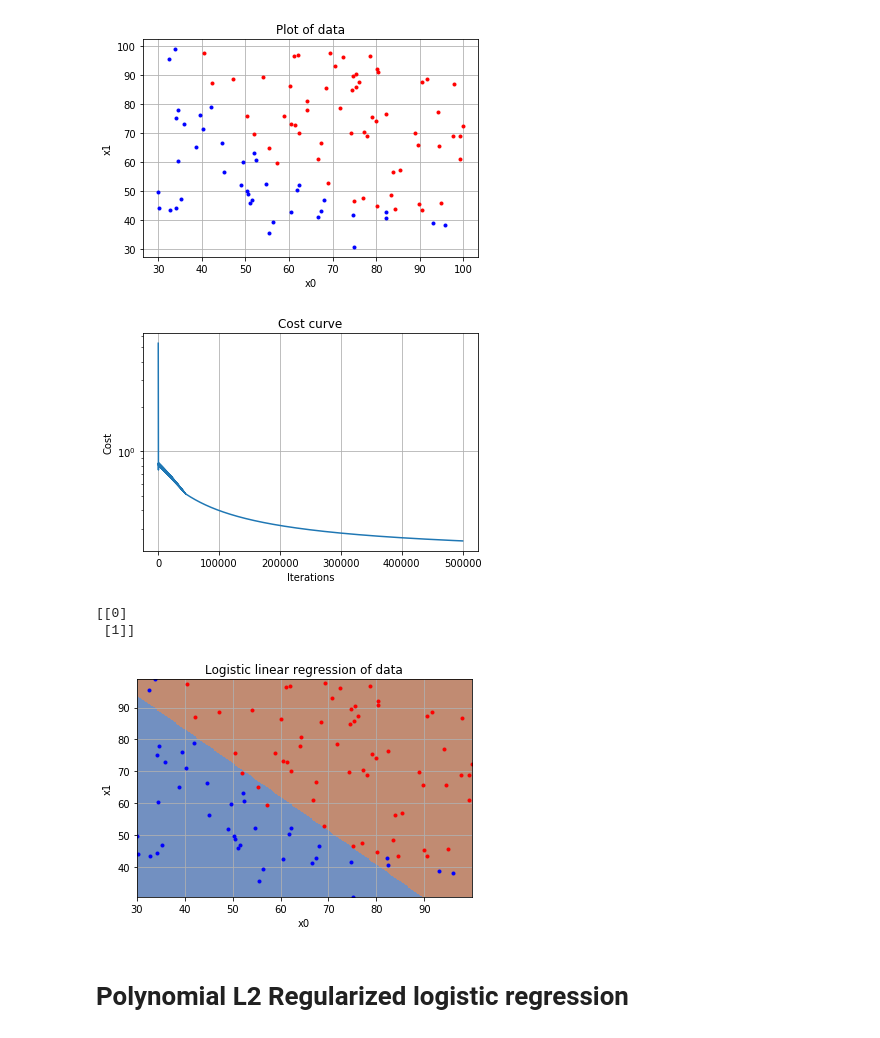
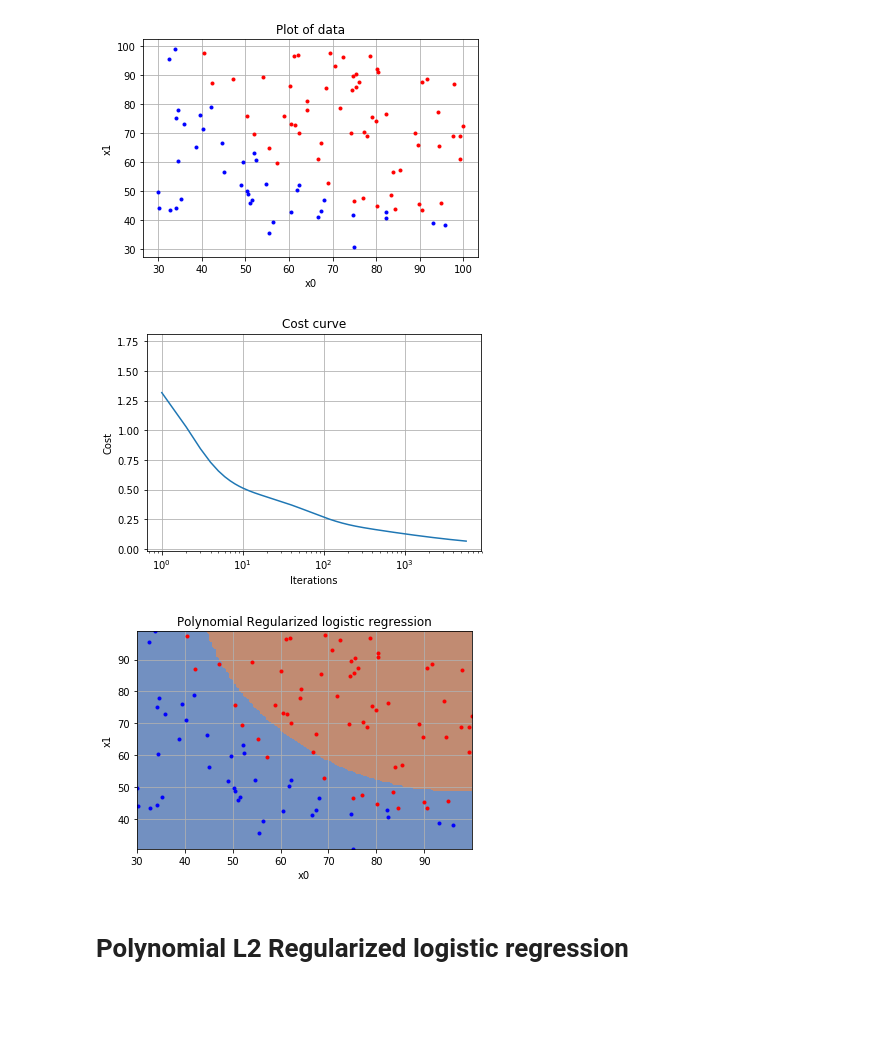
Before and after one commit to finnthedawg/ml_regressions, a Jupyter notebook: Linear regression.ipynb, the cells around one changed output. Drawn from its saved outputs; the diff is of its cells as text; code cells hidden in the pictures; blank space fills up the shorter version.

```diff
--- a/Linear regression.ipynb
+++ b/Linear regression.ipynb
@@ -120,7 +121,10 @@ plt.show()
 # %%
 #Define helper functions
 def sigmoid(x):
-    return(1/(1+ math.exp(-x)))
+    if x < 0:
+        return 1 - 1/(1 + math.exp(x))
+    else:
+        return(1/(1+ math.exp(-x)))
 
 vsigmoid = np.vectorize(sigmoid)
 
@@ -134,65 +138,65 @@ def threshold(p):
     elif(p<0.5):
         return(0)
 vthreshold = np.vectorize(threshold)
+def normalize(x, mean, range):
+    return((x-mean)/range)
 # %%
-#Create polynomial features
-#Refrence from Sklearn docs
-# poly = PolynomialFeatures(5, include_bias = False)
-# X_poly = poly.fit_transform(X)
+#Apply polynomials and normalize.
+poly = PolynomialFeatures(5, include_bias = False)
+X_poly = poly.fit_transform(X)
+X_poly = scale(X_poly)
 # %%
 #Logistic regression
-iterations = 500000
-learn_rate = 0.0011
+iterations = 50000
+learn_rate = 0.1
 #Initialize theta to some values
-X_b = np.c_[np.ones((X.shape[0],1)), X]
+X_b = np.c_[np.ones((X_poly.shape[0],1)), X_poly]
 theta = np.random.randn(X_b.shape[1],1)
 
 cost = []
 for iteration in range(iterations):
-    delta = 1/X.shape[0] * X_b.T.dot( vsigmoid(X_b.dot(theta)) -y ) # Calculate delta
+    delta = 1/X_poly.shape[0] * X_b.T.dot( vsigmoid(X_b.dot(theta)) -y ) # Calculate delta
     theta = theta - learn_rate*delta
     cost.append(logistic_cost(X_b,theta,y))
 # %%
 #Plot cost curve
-plt.semilogy(range(iterations), cost)
+plt.semilogx(range(iterations), cost)
 plt.title("Cost curve")
 plt.xlabel("Iterations")
 plt.ylabel("Cost")
 plt.grid()
 plt.show()
 # %% [output]
-[figure, old version]
+[figure, new version]
-# %%
-#Make the prediction
-X_test = np.array(([X[:,0].min(0),X[:,1].min(0)],[X[:,0].max(0),X[:,1].max(0)]))
-X_test_b = np.c_[np.ones((X_test.shape[0],1)), X_test]
-yHat = vthreshold(vsigmoid(X_test_b.dot(theta)))
-print(yHat)
-# %% [output]
-[[0]
- [1]]
 # %%
-#Visualize the data
-#Refrenced HansonML
-x0 = np.linspace(X[:,0].min(0),X[:,0].max(0), num = 200)
-x1 = np.linspace(X[:,1].min(0),X[:,1].max(0), num = 200)
+
+x0 = np.linspace(X[:,0].min(0),X[:,0].max(0), num = 100)
+x1 = np.linspace(X[:,1].min(0),X[:,1].max(0), num = 100)
 x0, x1 = np.meshgrid(x0, x1)
-X_test = np.c_[np.ones((x0.ravel().shape[0],1)),x0.ravel(), x1.ravel()]
+X_test = np.c_[x0.ravel(), x1.ravel()]
+poly = PolynomialFeatures(5, include_bias = False)
+X_test = poly.fit_transform(np.c_[x0.ravel(),x1.ravel()])
+X_test = np.c_[np.ones((x0.ravel().shape[0],1)),X_test]
+X_test = scale(X_test)
+
 yHat = vthreshold(vsigmoid(X_test.dot(theta)))
 yHat = yHat.reshape(x0.shape)
+
 plt.contourf(x0,x1,yHat,cmap=mpl.colors.ListedColormap(['#7290c1', '#c18b72']))
+
+#Visualize the data
 for i in range(X.shape[0]):
     if(y[i] == 0):
         plt.plot(X[i,0], X[i,1], 'b.') #Blue
     elif(y[i] == 1):
         plt.plot(X[i,0], X[i,1], 'r.') #Red
-plt.title("Logistic linear regression of data")
+plt.title("Polynomial Regularized logistic regression")
 plt.xlabel("x0")
 plt.ylabel("x1")
 plt.grid()
 plt.show()
 # %% [output]
-[figure, old version]
+[figure, new version]
 # %% [markdown]
 # Polynomial L2 Regularized logistic regression
 # %%
```
Also changed, not shown: parts of 8 cells of this notebook.
